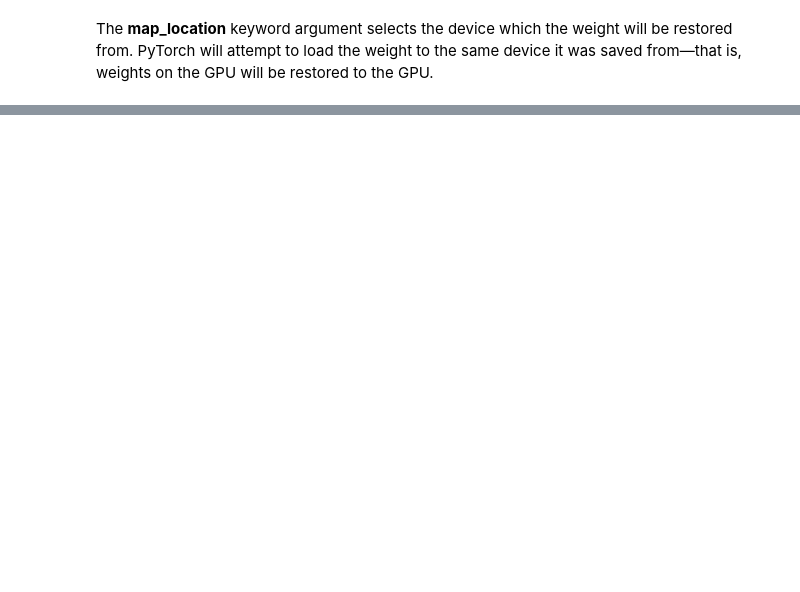
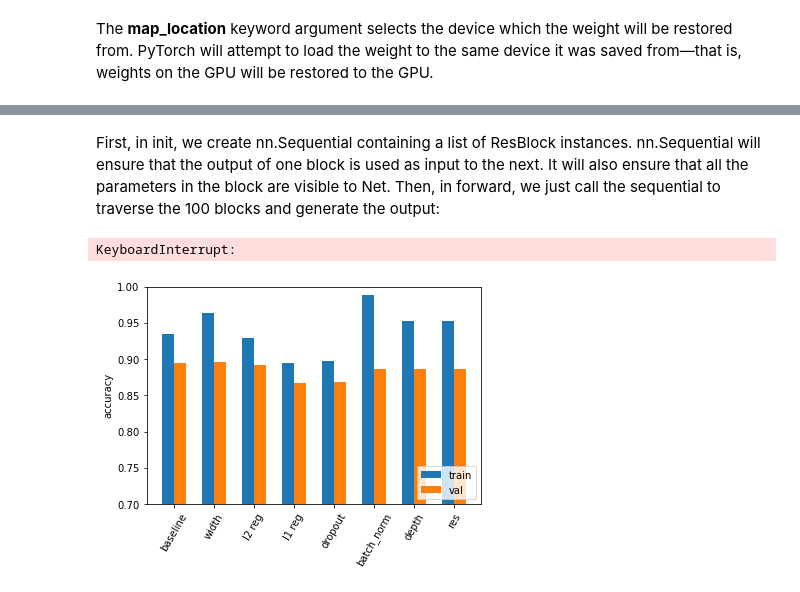
Before and after one commit to amicha02/malignancy_detection, a Jupyter notebook: convolutions.ipynb, the cells around one changed output, grey strips where cells are left out. Drawn from its saved outputs; the diff is of its cells as text; code cells hidden in the pictures; blank space fills up the shorter version.

Commit message:
Finalized birds versus airplanes (convolutions) project.

```diff
--- a/convolutions.ipynb
+++ b/convolutions.ipynb
@@ -413,0 +803,5 @@ loaded_model.load_state_dict(torch.load(data_path +'birds_vs_airplanes_m1gpu.pt'
+# %%
+#RUN TO LOAD MODEL
+model = NetDepth(n_chans1=32).to(device=device)
+model.load_state_dict(torch.load(data_path +'convolutions_depth.pt',map_location=device))
+all_acc_dict["depth"] = validate(model, train_loader, val_loader)
@@ -413,0 +866,5 @@ loaded_model.load_state_dict(torch.load(data_path +'birds_vs_airplanes_m1gpu.pt'
+# %%
+#RUN TO LOAD MODEL
+model = NetRes(n_chans1=32).to(device=device)
+model.load_state_dict(torch.load(data_path +'convolutions_res.pt',map_location=device))
+all_acc_dict["depth"] = validate(model, train_loader, val_loader)
@@ -413,0 +899,2 @@ loaded_model.load_state_dict(torch.load(data_path +'birds_vs_airplanes_m1gpu.pt'
+# %% [markdown]
+First, in init, we create nn.Sequential containing a list of ResBlock instances. nn.Sequential will ensure that the output of one block is used as input to the next. It will also ensure that all the parameters in the block are visible to Net. Then, in forward, we just call the sequential to traverse the 100 blocks and generate the output:
@@ -413,0 +920,36 @@ loaded_model.load_state_dict(torch.load(data_path +'birds_vs_airplanes_m1gpu.pt'
+# %%
+model = NetResDeep(n_chans1=32, n_blocks=100).to(device=device)
+optimizer = optim.SGD(model.parameters(), lr=3e-3)
+loss_fn = nn.CrossEntropyLoss()
+
+training_loop(
+    n_epochs = 1,
+    optimizer = optimizer,
+    model = model,
+    loss_fn = loss_fn,
+    train_loader = train_loader_shuffled,
+)
+all_acc_dict["res deep"] = validate(model, train_loader, val_loader)
+# %% [output]
+KeyboardInterrupt:
+# %%
+#RUN TO LOAD MODEL
+model = NetResDeep(n_chans1=32).to(device=device)
+model.load_state_dict(torch.load(data_path +'convolutions_resdeep.pt',map_location=device))
+all_acc_dict["resdeep"] = validate(model, train_loader, val_loader)
+# %%
+trn_acc = [v['train'] for k, v in all_acc_dict.items()]
+val_acc = [v['val'] for k, v in all_acc_dict.items()]
+
+width =0.3
+plt.bar(np.arange(len(trn_acc)), trn_acc, width=width, label='train')
+plt.bar(np.arange(len(val_acc))+ width, val_acc, width=width, label='val')
+plt.xticks(np.arange(len(val_acc))+ width/2, list(all_acc_dict.keys()),
+           rotation=60)
+plt.ylabel('accuracy')
+plt.legend(loc='lower right')
+plt.ylim(0.7, 1)
+plt.savefig('accuracy_comparison.png', bbox_inches='tight')
+plt.show()
+# %% [output]
+[figure, added]
```
Also changed, not shown: parts of 44 cells of this notebook, 15 other files.
